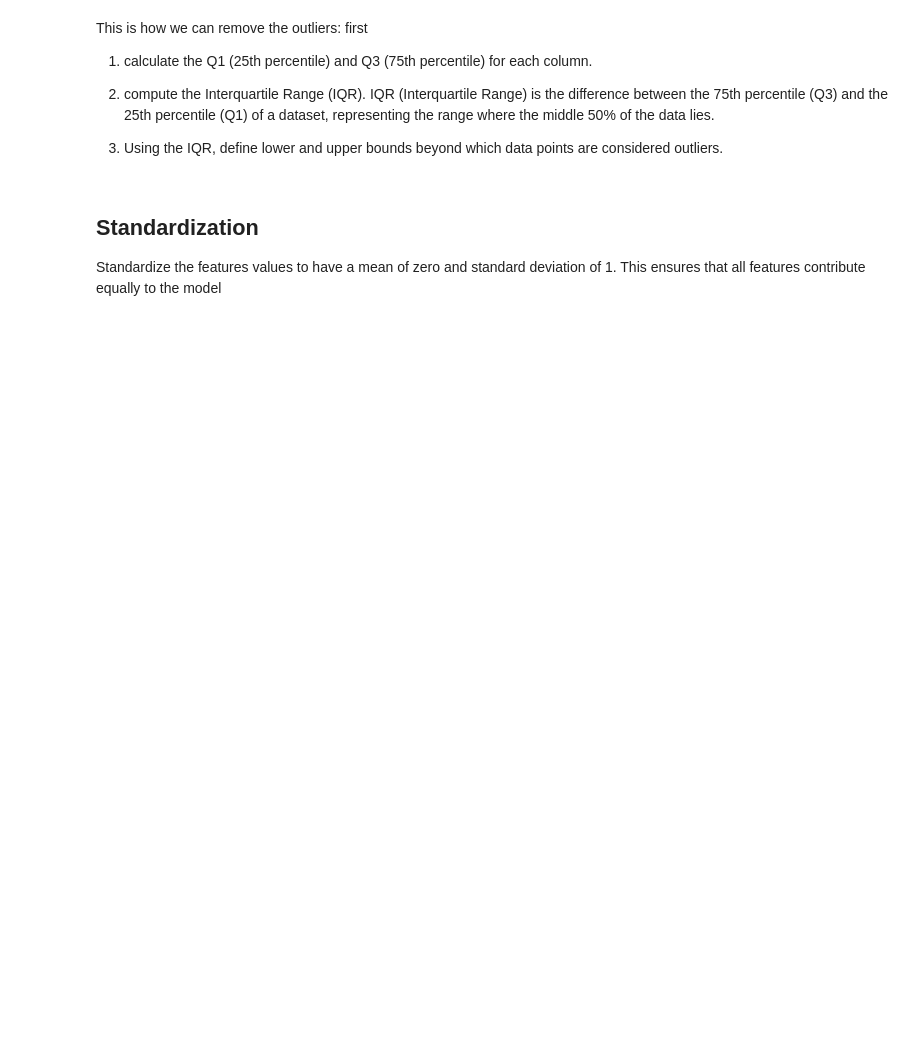
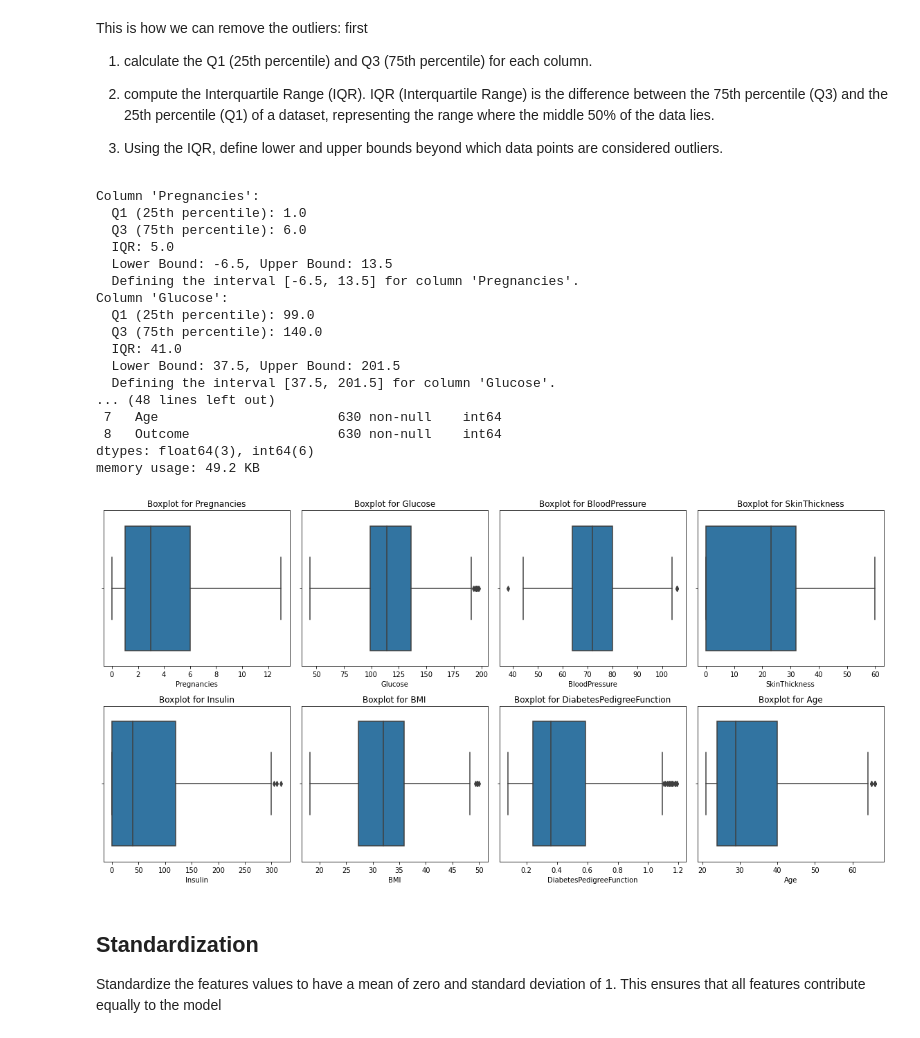
Before and after one commit to Tobilini/MachineLearning, a Jupyter notebook: sheet04/Assignment_04.ipynb, the cells around one changed output. Saved outputs shown, nothing was run; the diff lists cells and outputs as text; code cells hidden in the pictures; blank space fills up the shorter version.

```diff
--- a/sheet04/Assignment_04.ipynb
+++ b/sheet04/Assignment_04.ipynb
@@ -169,3 +183,69 @@ first
+# %%
+# Calculate Q1 and Q2 for each column
+#Calculate the lower and upper bounds for each column
+
+
+#Keep only rows where all columns are within bounds
+for i, column in enumerate(X.columns):
+    # Calculate Q1 and Q3 for each column in X
+    Q1 = X[column].quantile(0.25)
+    Q3 = X[column].quantile(0.75)
+
+    # Calculate IQR for the current column
+    IQR = Q3 - Q1
+
+    # Calculate lower and upper bounds for outliers
+    lower_bound = Q1 - 1.5 * IQR
+    upper_bound = Q3 + 1.5 * IQR
+
+    # Print information about Q1, Q3, and IQR for each column
+    print(f"Column '{column}':")
+    print(f"  Q1 (25th percentile): {Q1}")
+    print(f"  Q3 (75th percentile): {Q3}")
+    print(f"  IQR: {IQR}")
+    print(f"  Lower Bound: {lower_bound}, Upper Bound: {upper_bound}")
+    print(f"  Defining the interval [{lower_bound}, {upper_bound}] for column '{column}'.")
+
+    # Filter dataset to keep only the rows where values in the current column are within bounds
+    #X = X[(X[column] >= lower_bound) & (X[column] <= upper_bound)]
+    dataset = dataset[(dataset[column] >= lower_bound) & (dataset[column] <= upper_bound)]
+
+dataset.info()
+X = dataset.iloc[:,: - 1]
+
+# Set up the subplot grid (4 columns, 2 rows)
+fig, axes = plt.subplots(2, 4, figsize=(16, 8))
+
+# Flatten the axes array to make indexing easier
+axes = axes.flatten()
+
+# Plot a boxplot for each feature in the dataset (excluding the last column)
+for i, column in enumerate(X.columns):
+    sns.boxplot(x=X[column], ax=axes[i])
+    axes[i].set_title(f'Boxplot for {column}')
+
+# Adjust layout
+plt.tight_layout()
+plt.show()
+# %% [output]
+Column 'Pregnancies':
+  Q1 (25th percentile): 1.0
+  Q3 (75th percentile): 6.0
+  IQR: 5.0
+  Lower Bound: -6.5, Upper Bound: 13.5
+  Defining the interval [-6.5, 13.5] for column 'Pregnancies'.
+Column 'Glucose':
+  Q1 (25th percentile): 99.0
+  Q3 (75th percentile): 140.0
+  IQR: 41.0
+  Lower Bound: 37.5, Upper Bound: 201.5
+  Defining the interval [37.5, 201.5] for column 'Glucose'.
+... (48 lines left out)
+ 7   Age                       630 non-null    int64
+ 8   Outcome                   630 non-null    int64
+dtypes: float64(3), int64(6)
+memory usage: 49.2 KB
+[figure, added]
 # %% [markdown]
 ## Standardization
 Standardize the features values to have a mean of zero and standard deviation of 1. This ensures that all features contribute equally to the model
```
Also changed, not shown: parts of 16 cells of this notebook, 1 other file.
